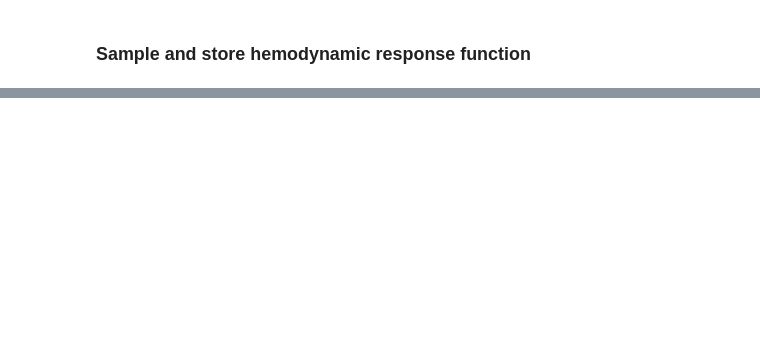
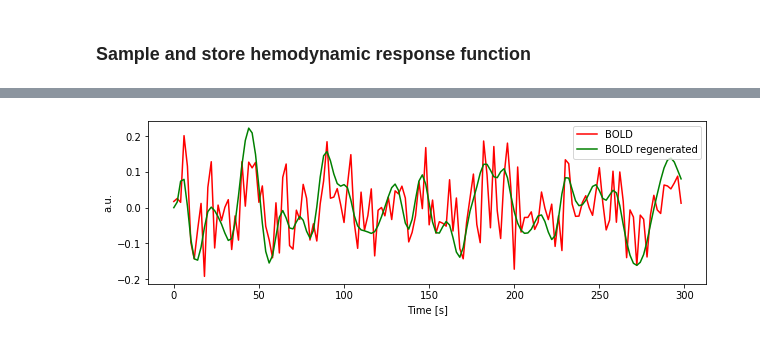
Before and after one commit to kbonna/decidenet, a Jupyter notebook: connectivity_analysis/dn_ca_01_deconvolution.ipynb, the cells around one changed output, grey strips where cells are left out. Drawn from its saved outputs; the diff is of its cells as text; code cells hidden in the pictures; blank space fills up the shorter version.

```diff
--- a/connectivity_analysis/dn_ca_01_deconvolution.ipynb
+++ b/connectivity_analysis/dn_ca_01_deconvolution.ipynb
@@ -64,0 +116,31 @@ len(ts_deco)
+# %%
+neural_condition = np.zeros((3, n_volumes))
+frame_times = np.arange(0, n_volumes*t_r, t_r)
+
+for vol, amplitude in enumerate(ts_neural):
+    neural_condition[:, vol] = (vol * t_r, 0, amplitude)
+
+ts_recreated_upsampled = hemodynamic_models.compute_regressor(
+    neural_condition,
+    'spm',
+    frame_times,
+    oversampling=50,
+    fir_delays=None)[0].ravel()
+
+ts_recreated = spm_hrf_matrix.dot(ts_neural)
+# %%
+from sklearn.preprocessing import normalize
+normalize_1d = lambda  x: normalize(x[:,np.newaxis], axis=0).ravel()
+
+fig, ax = plt.subplots(figsize=(10, 3), facecolor='w')
+
+ax.plot(np.arange(0, 300, 2), normalize_1d(ts[:150]), 'r', label='BOLD')
+ax.plot(np.arange(0, 300, 2), normalize_1d(ts_recreated_upsampled[:150]), 'g', label='BOLD regenerated')
+
+ax.set_xlabel('Time [s]')
+ax.set_ylabel('a.u.')
+
+ax.legend()
+plt.show()
+# %% [output]
+[figure, added]
```
Also changed, not shown: parts of 9 cells of this notebook, 2 other files.
